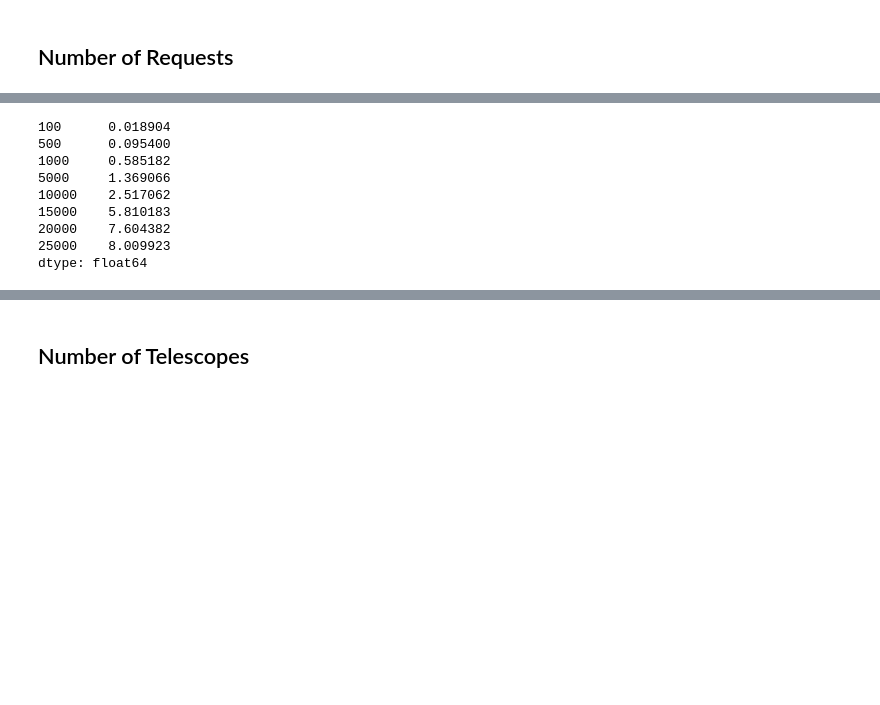
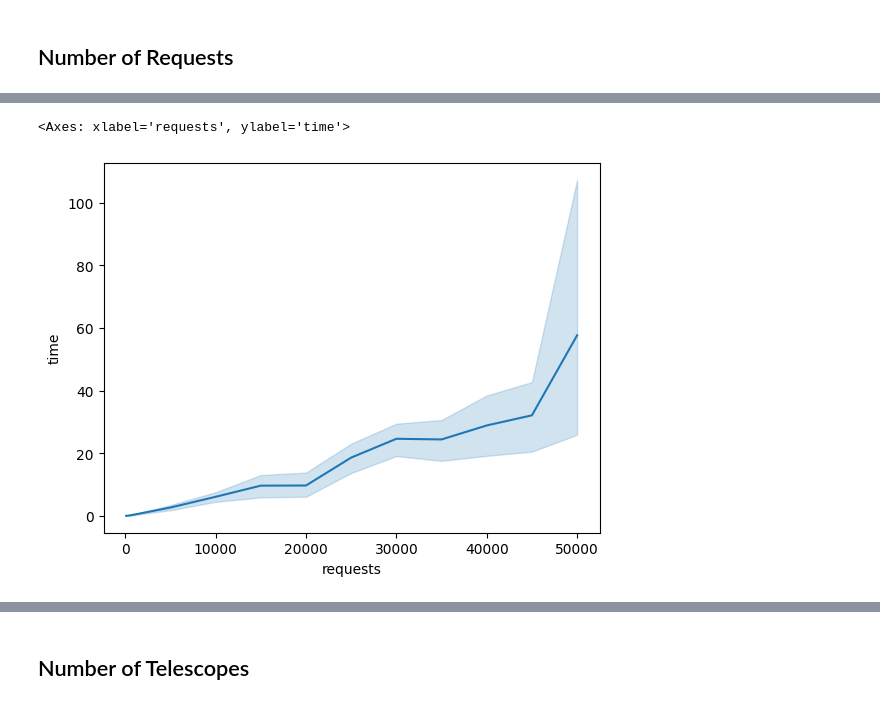
Before and after one commit to elliott-fogg/custom_scheduler, a Jupyter notebook: performance_tests.ipynb, the cells around one changed output, grey strips where cells are left out. Cells and saved outputs as stored; diff of their text form; code cells hidden in the pictures; blank space fills up the shorter version.

```diff
--- a/performance_tests.ipynb
+++ b/performance_tests.ipynb
@@ -8,6 +10,10 @@ import numpy as np
 pt1 = tt.PerformanceTest1("test_results/performance",
                           [100, 500, 1000, 5000, 10000, 15000, 20000, 25000, 30000, 35000, 40000, 45000, 50000],
                           10)
+# %%
+pt1 = tt.PerformanceTest1("test_results/performance",
+                          [100],
+                          1)
 # %%
 pt1.run()
 # %% [output]
@@ -15,4 +37,5 @@ pt1.run()
 # %%
 df1 = pd.DataFrame(pt1.output)
-df1.transpose().mean(axis="columns")
+df1 = df1.explode(list(df1.columns)).melt(var_name="requests", value_name="time")
+df1
 # %% [output]
@@ -28,12 +55,5 @@ dtype: float64
-# %%
-df1.transpose().std(axis="columns")
-# %% [output]
-100      0.018904
-500      0.095400
-1000     0.585182
-5000     1.369066
-10000    2.517062
-15000    5.810183
-20000    7.604382
-25000    8.009923
-dtype: float64
+# %%
+sns.lineplot(df1, x="requests", y="time")
+# %% [output]
+<Axes: xlabel='requests', ylabel='time'>
+[figure, added]
```
Also changed, not shown: parts of 32 cells of this notebook, 2 other files.
